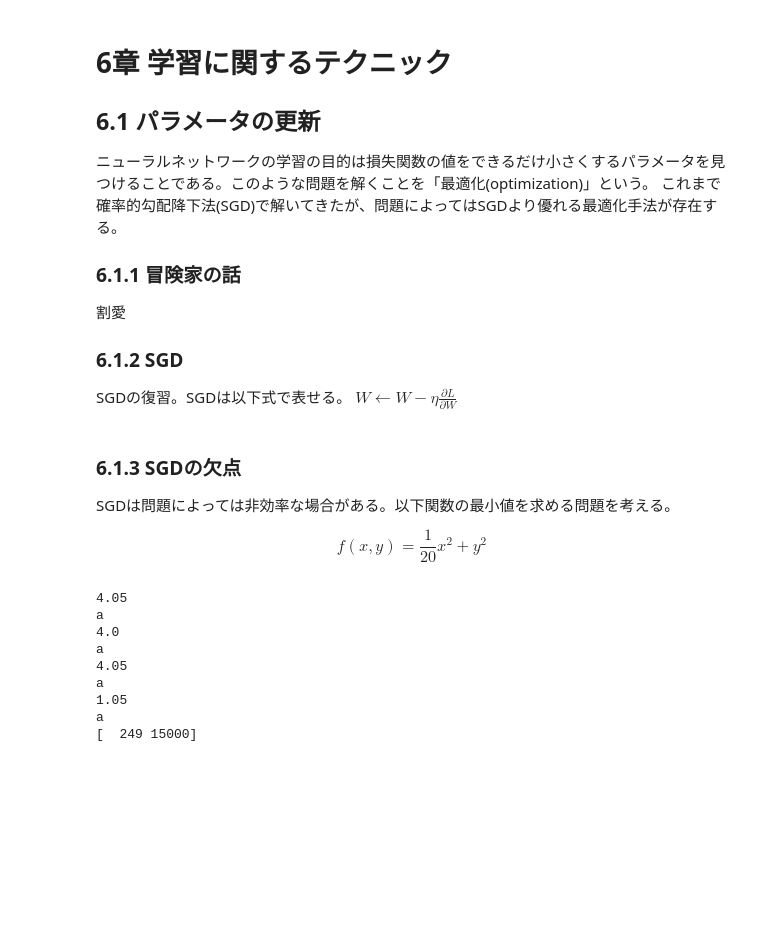
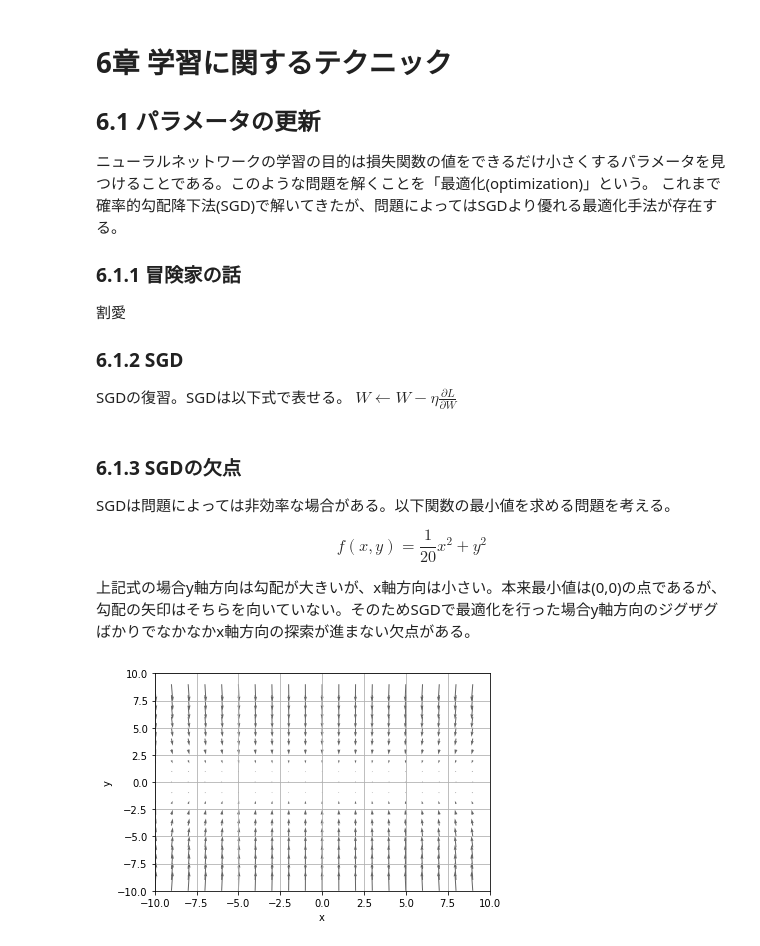
Before and after one commit to kamujun/exercise_of_deep_larning_from_scratch, a Jupyter notebook: notebooks/section6.ipynb, the cells around one changed output. Saved outputs shown, nothing was run; the diff lists cells and outputs as text; code cells hidden in the pictures; blank space fills up the shorter version.

```diff
--- a/notebooks/section6.ipynb
+++ b/notebooks/section6.ipynb
@@ -25,6 +25,8 @@ class SGD:
 SGDは問題によっては非効率な場合がある。以下関数の最小値を求める問題を考える。
 
 $$f(x,y) = \frac{1}{20}x^{2} + y^{2}$$
+
+上記式の場合y軸方向は勾配が大きいが、x軸方向は小さい。本来最小値は(0,0)の点であるが、勾配の矢印はそちらを向いていない。そのためSGDで最適化を行った場合y軸方向のジグザグばかりでなかなかx軸方向の探索が進まない欠点がある。
 # %%
 # cf.http://d.hatena.ne.jp/white_wheels/20100327/p3
 import numpy as np
@@ -32,65 +34,65 @@ import matplotlib.pylab as plt
 from mpl_toolkits.mplot3d import Axes3D
 
 
-def _numerical_gradient_no_batch(f, x):
+def _numerical_gradient_no_batch(f, x, axis='x'):
     h = 1e-4 # 0.0001
     grad = np.zeros_like(x)
 
     for idx in range(x.size):
         tmp_val = x[idx]
         x[idx] = float(tmp_val) + h
-        fxh1 = f(x) # f(x+h)
+        fxh1 = f(x, axis) # f(x+h)
 
         x[idx] = tmp_val - h
-        fxh2 = f(x) # f(x-h)
+        fxh2 = f(x, axis) # f(x-h)
         grad[idx] = (fxh1 - fxh2) / (2*h)
 
         x[idx] = tmp_val # 値を元に戻す
 
     return grad
 
 
 def numerical_gradient(f, X):
     if X.ndim == 1:
         return _numerical_gradient_no_batch(f, X)
     else:
         grad = np.zeros_like(X)
 
         for idx, x in enumerate(X):
-            grad[idx] = _numerical_gradient_no_batch(f, x)
+            if(idx == 0):
+                grad[idx] = _numerical_gradient_no_batch(f, x, axis='x')
+            elif(idx == 1):
+                grad[idx] = _numerical_gradient_no_batch(f, x, axis='y')
 
         return grad
 
 
-def function_2(x):
-    print(x[0]**2 / 20 + x[1]**2)
-    return x[0]**2 / 20 + x[1]**2
-
-
-def exp_func(arr):
-    # FIX ME
-    ans = arr[0]**2 / 20 + arr[1]**2
-
-    return ans
+def function_2(x, axis='x'):
+    if(axis == 'x'):
+        return np.sum(x**2 / 20)
+    elif(axis == 'y'):
+        return np.sum(x**2)
 
 
 if __name__ == '__main__':
     x = np.arange(-10, 10, 1)
     y = np.arange(-10, 10, 1)
     X, Y = np.meshgrid(x, y)
 
     X = X.flatten()
     Y = Y.flatten()
 
-    grad = numerical_gradient(function_2, np.array([1, 2]) )
-    print(grad)
+    grad = numerical_gradient(function_2, np.array([X, Y]) )
+
+    plt.figure()
+    plt.quiver(X, Y, -grad[0], -grad[1],  angles="xy",color="#666666")#,headwidth=10,scale=40,color="#444444")
+    plt.xlim([-10, 10])
+    plt.ylim([-10, 10])
+    plt.xlabel('x')
+    plt.ylabel('y')
+    plt.grid()
+    plt.legend()
+    plt.draw()
+    plt.show()
 # %% [output]
-4.05
-a
-4.0
-a
-4.05
-a
-1.05
-a
-[  249 15000]
+[figure, added]
```
Also changed, not shown: parts of 17 cells of this notebook, 3 other files.
